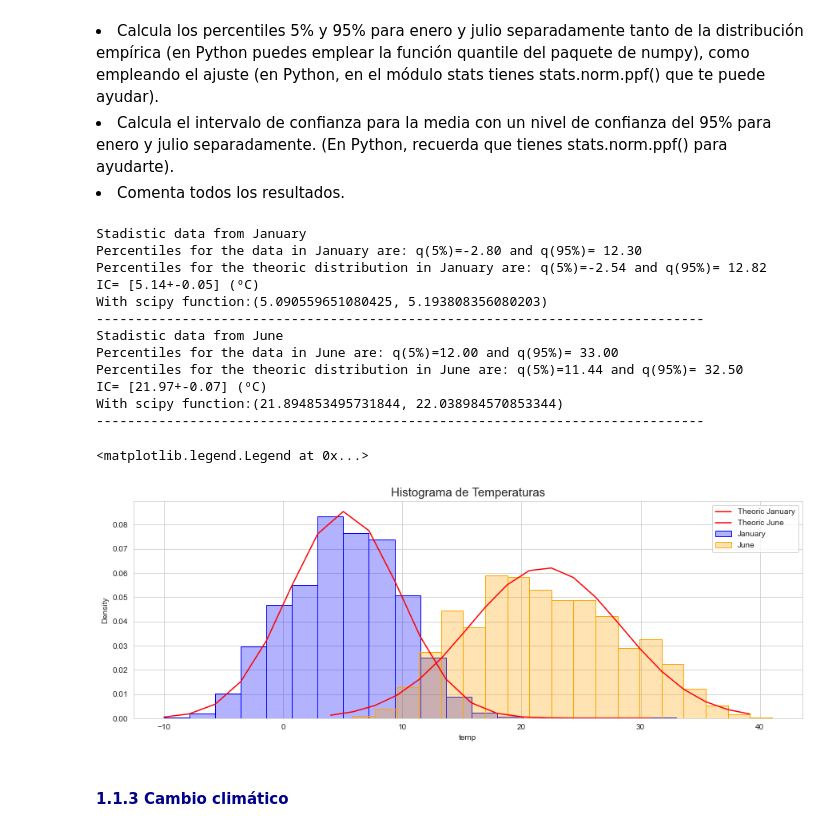
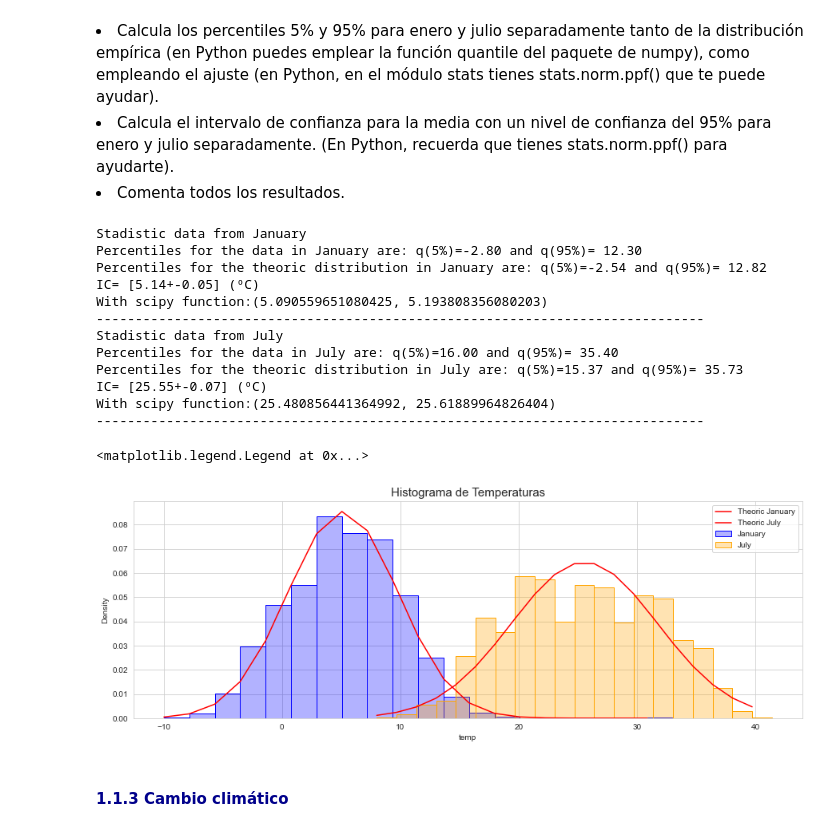
Before and after one commit to nagoremeabe/primera_practica_analisis, a Jupyter notebook: ejercicio_1.ipynb, the cells around one changed output. Cells and saved outputs as stored; diff of their text form; code cells hidden in the pictures.

```diff
--- a/ejercicio_1.ipynb
+++ b/ejercicio_1.ipynb
@@ -167,7 +167,7 @@ julio separadamente. (En Python, recuerda que tienes stats.norm.ppf() para ayuda
 # %%
 plt.figure(figsize=(15,5))
 
-meses = [1,6]
+meses = [1,7]
 colores = ['blue', 'orange']
 for i in meses:
     # Creo una variable con los datos que quiero representar
@@ -193,39 +193,39 @@ for i in meses:
     print(f'Stadistic data from {months_dic[i]}')
     print(f'Percentiles for the data in {months_dic[i]} are: q(5%%)=%.2f and q(95%%)= %.2f' %(data.quantile(q=0.05), data.quantile(q=0.95)))
     print(f'Percentiles for the theoric distribution in {months_dic[i]} are: q(5%%)=%.2f and q(95%%)= %.2f' %(quantile_theoric[0],quantile_theoric[1]))
 
 
     # Intervalo de confianza del 95%
     alfa=0.05
 
     # We must use the t-student distribution, beacuse with don't now the standard deviation of the data
     t_alpha_2= stats.t.ppf(1-alfa/2,n-1)
     ic= t_alpha_2*std/np.sqrt(n)
     print('IC= [%.2f+-%.2f] (ºC)'%(mean,ic))
 
     ic_scipy=stats.t.interval(alpha=0.95, df=n-1, loc=mean, scale=std/np.sqrt(n))
     print(f'With scipy function:{ic_scipy}')
 
     print('------------------------------------------------------------------------------')
 
 # Cosas globales que quiero representar en el gráfico
 plt.title('Histograma de Temperaturas',fontsize=15)
 plt.legend()
 # %% [output]
 Stadistic data from January
 Percentiles for the data in January are: q(5%)=-2.80 and q(95%)= 12.30
 Percentiles for the theoric distribution in January are: q(5%)=-2.54 and q(95%)= 12.82
 IC= [5.14+-0.05] (ºC)
 With scipy function:(5.090559651080425, 5.193808356080203)
 ------------------------------------------------------------------------------
-Stadistic data from June
-Percentiles for the data in June are: q(5%)=12.00 and q(95%)= 33.00
-Percentiles for the theoric distribution in June are: q(5%)=11.44 and q(95%)= 32.50
-IC= [21.97+-0.07] (ºC)
-With scipy function:(21.894853495731844, 22.038984570853344)
+Stadistic data from July
+Percentiles for the data in July are: q(5%)=16.00 and q(95%)= 35.40
+Percentiles for the theoric distribution in July are: q(5%)=15.37 and q(95%)= 35.73
+IC= [25.55+-0.07] (ºC)
+With scipy function:(25.480856441364992, 25.61889964826404)
 ------------------------------------------------------------------------------
 <matplotlib.legend.Legend at 0x...>
-[figure, old version]
+[figure, new version]
 # %% [markdown]
 #### <span style='color:darkblue'>1.1.3 Cambio climático</span>
 # %% [markdown]
```
Also changed, not shown: parts of 13 cells of this notebook.
